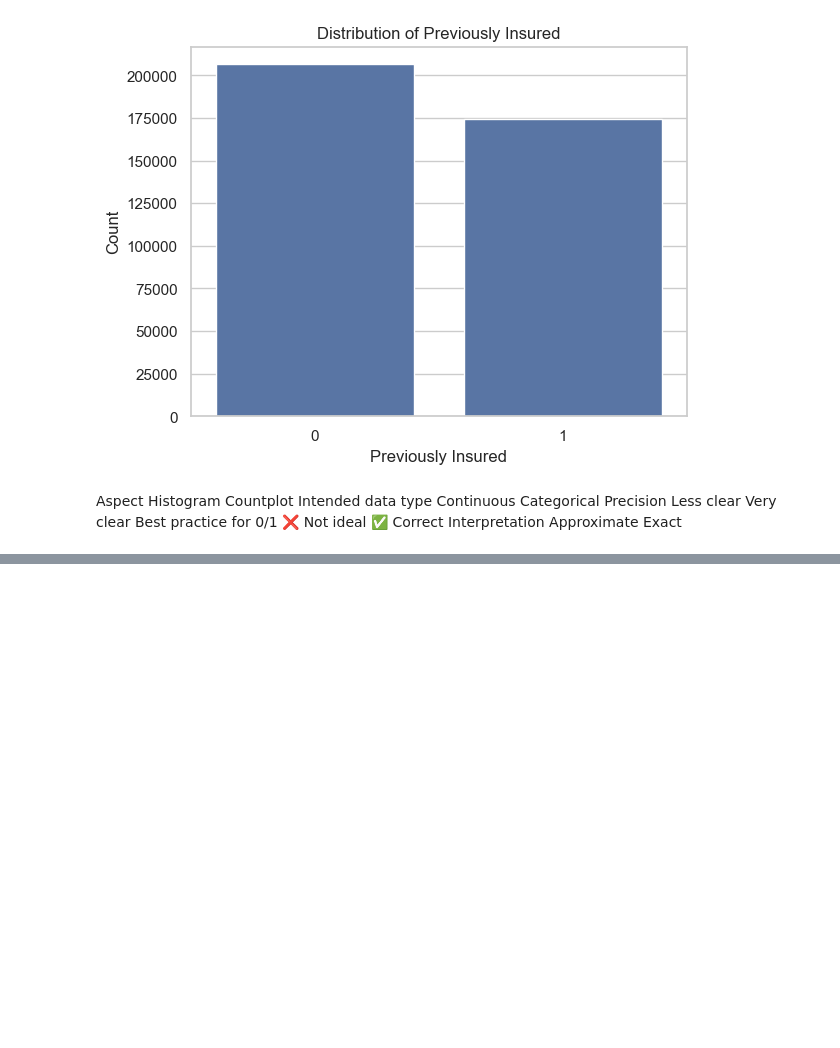
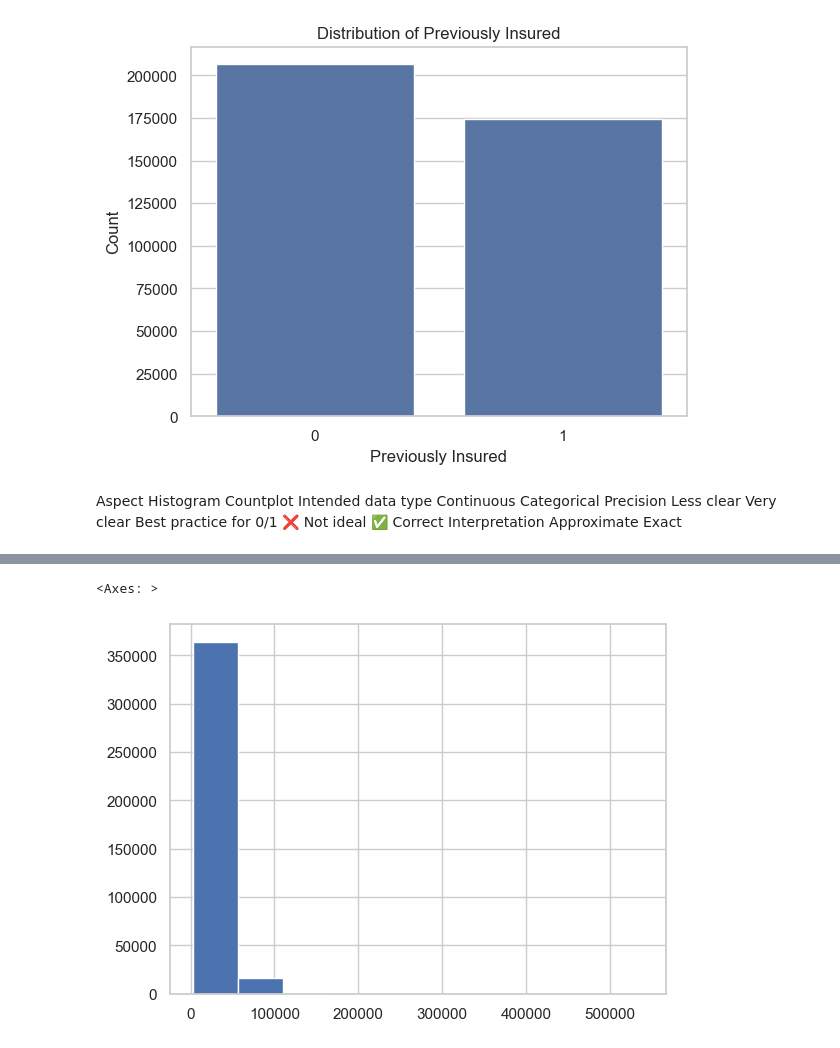
Before and after one commit to gaurxng12/MLOPS-project, a Jupyter notebook: notebook/exp-notebook.ipynb, the cells around one changed output, grey strips where cells are left out. Cells and saved outputs as stored; diff of their text form; code cells hidden in the pictures; blank space fills up the shorter version.

```diff
--- a/notebook/exp-notebook.ipynb
+++ b/notebook/exp-notebook.ipynb
@@ -181,0 +208,5 @@ Interpretation           	Approximate	                       Exact
+# %%
+df['Annual_Premium'].hist(bins=10)
+# %% [output]
+<Axes: >
+[figure, added]
```
Also changed, not shown: parts of 21 cells of this notebook, 10 other files.
